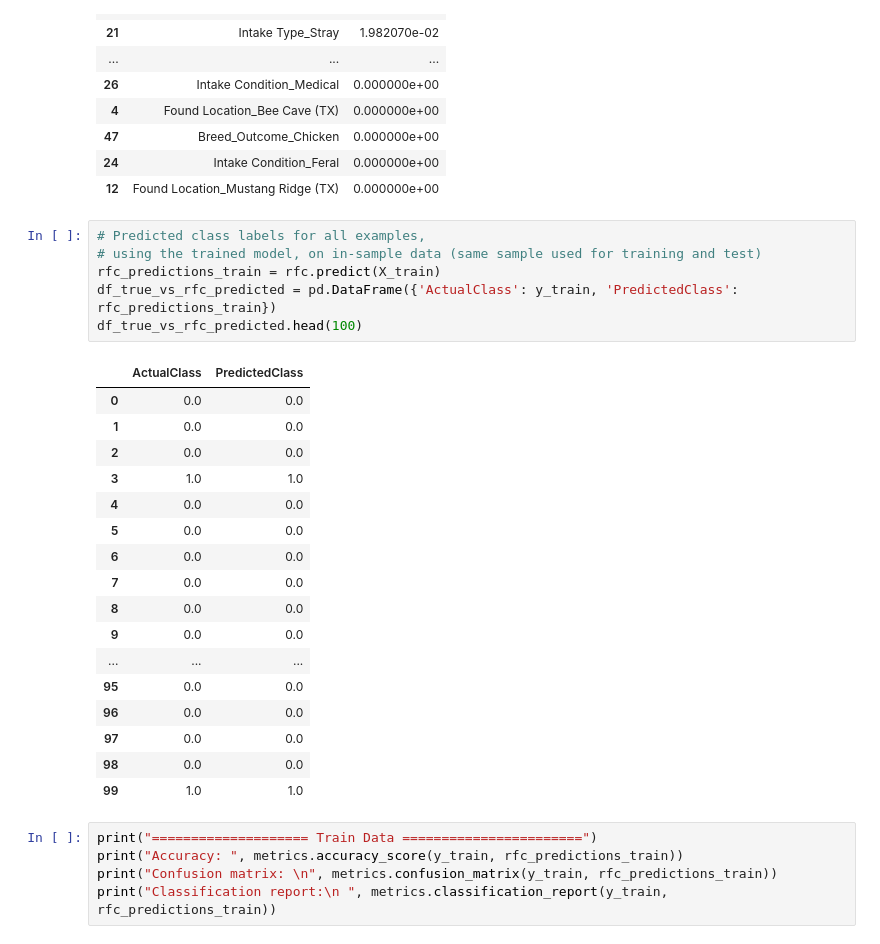
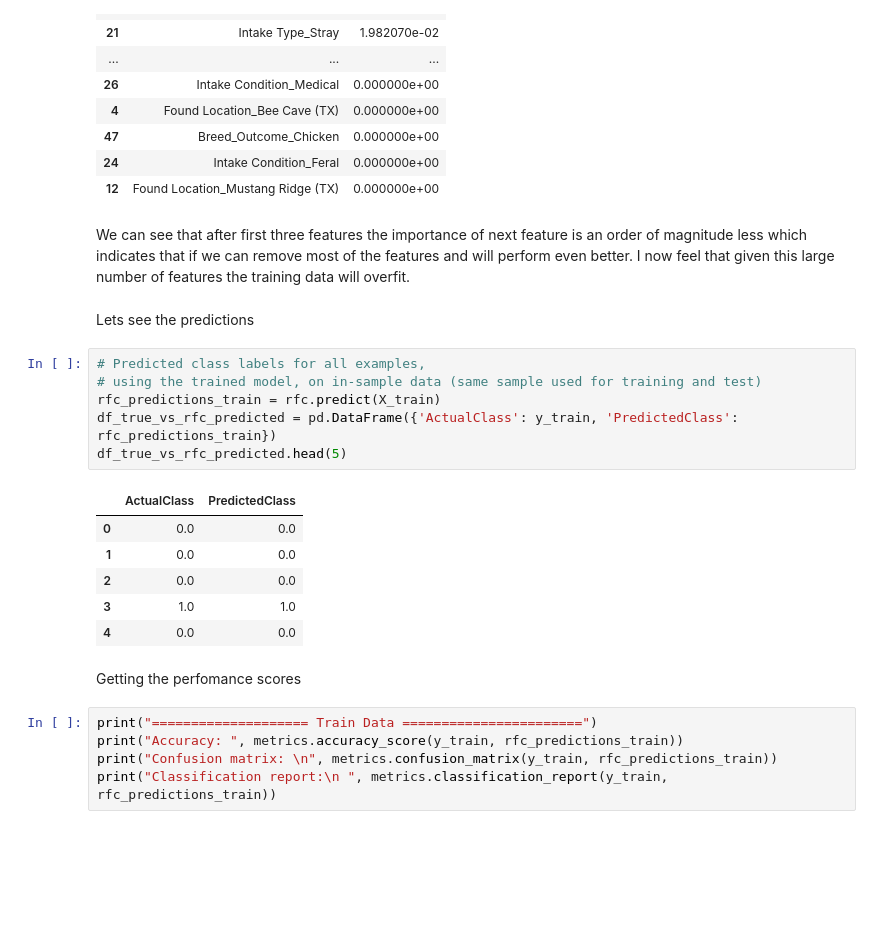
Before and after one commit to sachsom95/data_analytics_animal_shelter, a Jupyter notebook: homework2.ipynb, the cells around one changed output. Drawn from its saved outputs; the diff is of its cells as text; blank space fills up the shorter version.

Commit message:
done with most stuff

```diff
--- a/homework2.ipynb
+++ b/homework2.ipynb
@@ -2391,30 +2499,25 @@ importance.sort_values('importance', ascending=False)
 | 47 | Breed_Outcome_Chicken | 0.000000e+00 |
 | 24 | Intake Condition_Feral | 0.000000e+00 |
 | 12 | Found Location_Mustang Ridge (TX) | 0.000000e+00 |
+# %% [markdown]
+We can see that after first three features the importance of next feature is an order of magnitude less which indicates that if we can remove most of the features and will perform even better. I now feel that given this large number of features the training data will overfit.
+# %% [markdown]
+Lets see the predictions
 # %%
 # Predicted class labels for all examples,
 # using the trained model, on in-sample data (same sample used for training and test)
 rfc_predictions_train = rfc.predict(X_train)
 df_true_vs_rfc_predicted = pd.DataFrame({'ActualClass': y_train, 'PredictedClass': rfc_predictions_train})
-df_true_vs_rfc_predicted.head(100)
+df_true_vs_rfc_predicted.head(5)
 # %% [output]
 |  | ActualClass | PredictedClass |
 | 0 | 0.0 | 0.0 |
 | 1 | 0.0 | 0.0 |
 | 2 | 0.0 | 0.0 |
 | 3 | 1.0 | 1.0 |
 | 4 | 0.0 | 0.0 |
-| 5 | 0.0 | 0.0 |
-| 6 | 0.0 | 0.0 |
-| 7 | 0.0 | 0.0 |
-| 8 | 0.0 | 0.0 |
-| 9 | 0.0 | 0.0 |
-| ... | ... | ... |
-| 95 | 0.0 | 0.0 |
-| 96 | 0.0 | 0.0 |
-| 97 | 0.0 | 0.0 |
-| 98 | 0.0 | 0.0 |
-| 99 | 1.0 | 1.0 |
+# %% [markdown]
+Getting the perfomance scores
 # %%
 print("==================== Train Data =======================")
 print("Accuracy: ", metrics.accuracy_score(y_train, rfc_predictions_train))
```
Also changed, not shown: parts of 81 cells of this notebook.
